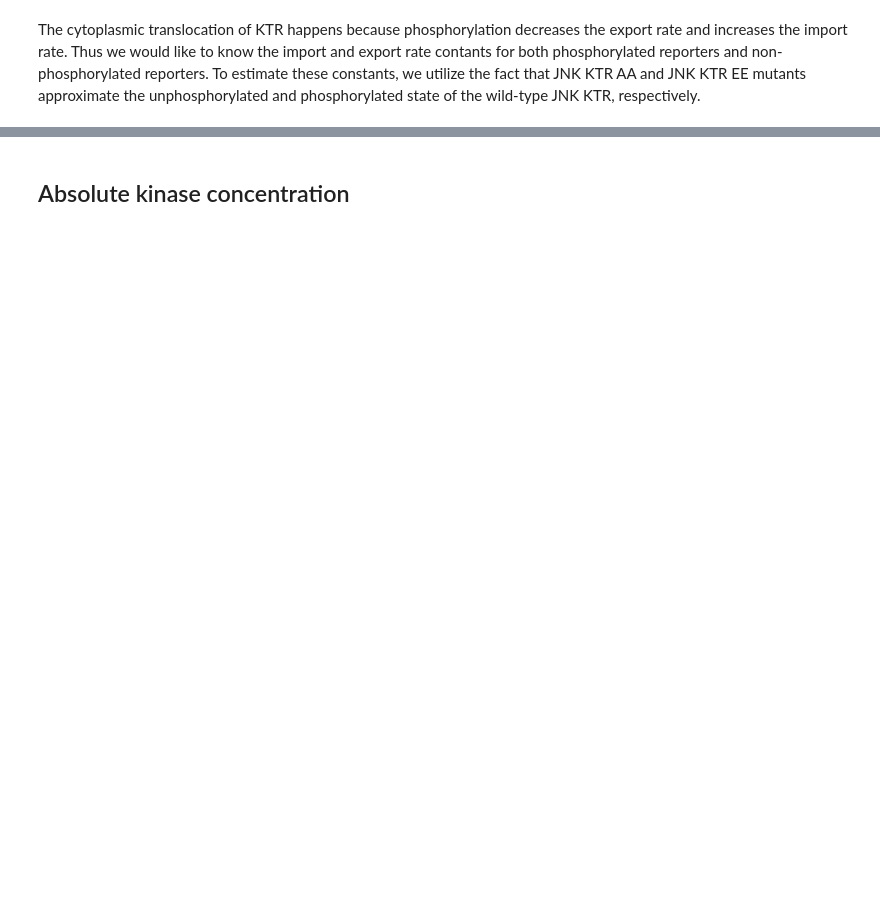
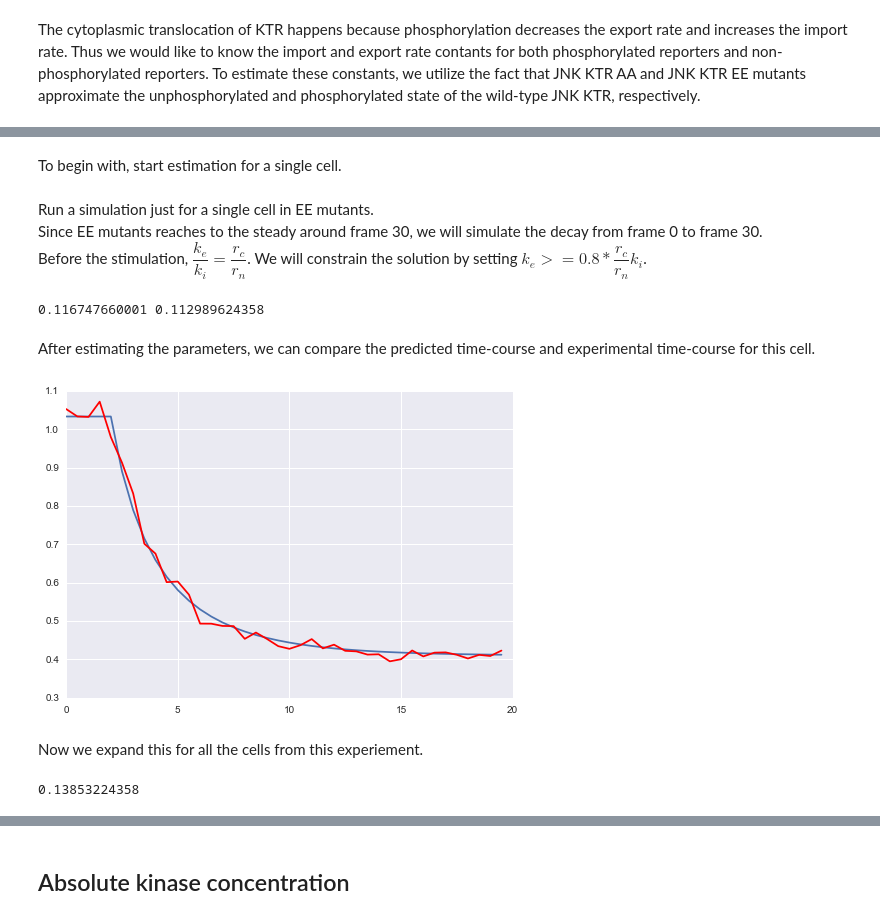
Before and after one commit to macklin/covertrace, a Jupyter notebook: KTRProtocol.ipynb, the cells around one changed output, grey strips where cells are left out. Cells and saved outputs as stored; diff of their text form; code cells hidden in the pictures; blank space fills up the shorter version.

```diff
--- a/KTRProtocol.ipynb
+++ b/KTRProtocol.ipynb
@@ -111,0 +122,7 @@ print k_ip, k_iu, k_ep, k_eu
+# %%
+# h can be calculated based on steady states at the beginning and at the end.
+h_aa, h_ee = [], []
+for cell in aa_ratio:
+    h_aa.append(np.mean(cell[30:])/np.mean(cell[:3]))
+for cell in ee_ratio:
+    h_ee.append(np.mean(cell[30:])/np.mean(cell[:3]))
@@ -111,0 +131,19 @@ print k_ip, k_iu, k_ep, k_eu
+# %%
+# define a wrapper function that receives k_e and k_i and run a simulation.
+def calc_ts_sim_ratio(x, time, k_v, inh_t, h):
+    ei_ratio = x[0]
+    k_i = x[1]
+    k_e = ei_ratio * k_i
+
+    ini_r_c = 1.0
+    ini_r_n = 1/ei_ratio
+    params = (k_v, k_i, k_e, h, inh_t)
+    ts_inh = odeint(ode_mutant_model, [ini_r_c, ini_r_n], time, params, rtol=1e-4)
+    ts_sim_ratio = np.array([i[0]/i[1] for i in ts_inh])  # convert reporter profile to cytoplasmic/nuclear ratio
+    return ts_sim_ratio
+# %%
+time = np.arange(0, 40) * 0.5 # /min, Imaged every 30 sec
+inh_t = 2.0   # /min, timing of inihibiton
+bnds = ((1e-6, None), (1e-6, None))  # boundary for h, k_i and k_e
+# %% [markdown]
+To begin with, start estimation for a single cell.
@@ -111,0 +153,51 @@ print k_ip, k_iu, k_ep, k_eu
+# %% [markdown]
+Run a simulation just for a single cell in EE mutants.
+Since EE mutants reaches to the steady around frame 30, we will simulate the decay from frame 0 to frame 30.
+Before the stimulation, $\dfrac{k_e}{k_i} = \dfrac{r_c}{r_n}$. We will constrain the solution by setting ${k_e} >= 0.8 * \dfrac{r_c}{r_n}k_i$.
+# %%
+t_start = 0
+t_end = None
+time_ee = time[t_start:t_end]
+cell_id = 5
+first_cell = ee_ratio[cell_id, :][t_start:t_end]  # time-series of C/N ratio of a cell.
+
+func = lambda x: ((calc_ts_sim_ratio(x, time_ee, estimated_k_v, t_inh, h_ee[cell_id]) - first_cell)**2).sum()  # objective function
+# cons_ee = ({'type': 'ineq', 'fun': lambda x:  x[0] - 0.75 * np.mean(first_cell[:3]) * x[1]})  # export is bigger than 0.5 * import
+ret = minimize(func, x0=[np.mean(first_cell[:1]), 0.1], bounds=bnds, method='BFGS')  # run the optimization
+est_ei_ratio, est_k_i = ret.x  # parameters
+est_k_e = est_ei_ratio * est_k_i
+print est_k_e, est_k_i
+# %% [output]
+0.116747660001 0.112989624358
+# %% [markdown]
+After estimating the parameters, we can compare the predicted time-course and experimental time-course for this cell.
+# %%
+# using the estimated parameters, run a simulation and compare it to the experimental values.
+ts_inh = odeint(ode_mutant_model, [est_k_e, est_k_i], time_ee,  (estimated_k_v, est_k_i, est_k_e, h_ee[cell_id], t_inh), rtol=1e-4)
+plt.plot(time_ee, np.array([i[0]/i[1] for i in ts_inh]))
+plt.hold(True)
+plt.plot(time_ee, first_cell, 'r');
+# %% [output]
+[figure, added]
+# %% [markdown]
+Now we expand this for all the cells from this experiement.
+# %%
+# Now run a simulation for all the cells in EE mutants.
+param_ee_store = []
+
+t_start = 0
+t_end = None
+time_ee = time[t_start:t_end]
+
+for cell, sc_h in zip(ee_ratio, h_ee):
+#     cons_ee = ({'type': 'ineq', 'fun': lambda x:  x[0] - 1.0})  # export is bigger than 0.5 * import
+    func = lambda x: ((calc_ts_sim_ratio(x, time_ee, estimated_k_v, t_inh, sc_h) - cell[t_start:t_end])**2).sum()
+#     ret = minimize(func, x0=[np.mean(cell[:1]), 0.1], bounds=bnds, constraints=cons_ee)
+    ret = minimize(func, x0=[np.mean(cell[:3]), 0.1], bounds=bnds, method='L-BFGS-B')
+    param_ee_store.append(ret.x)
+est_k_ip = [i[1] for i in param_ee_store]
+est_k_ep = [i[0]*i[1] for i in param_ee_store]
+
+print np.median(est_k_ep)
+# %% [output]
+0.13853224358
```
Also changed, not shown: parts of 71 cells of this notebook, 3 other files.
